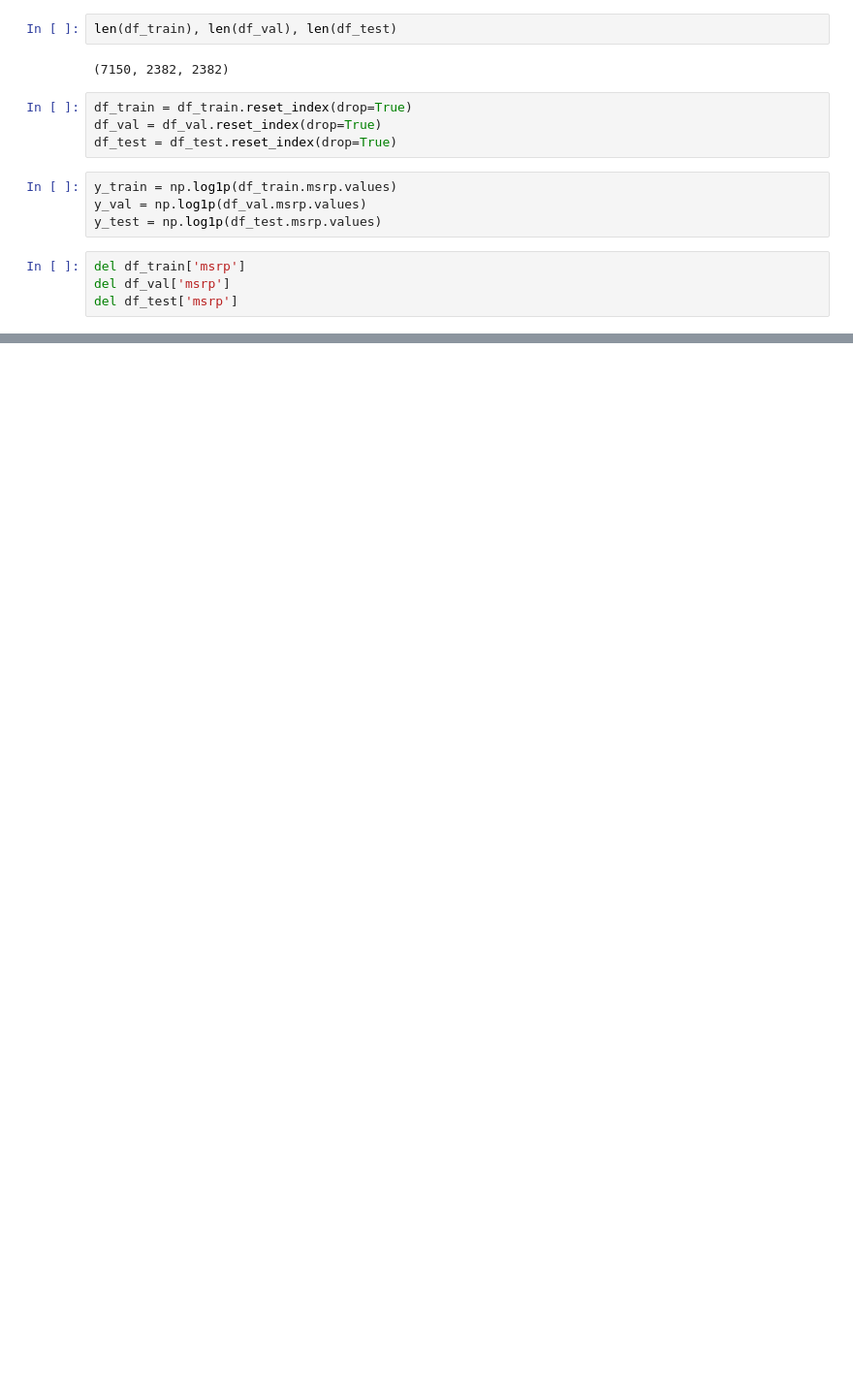
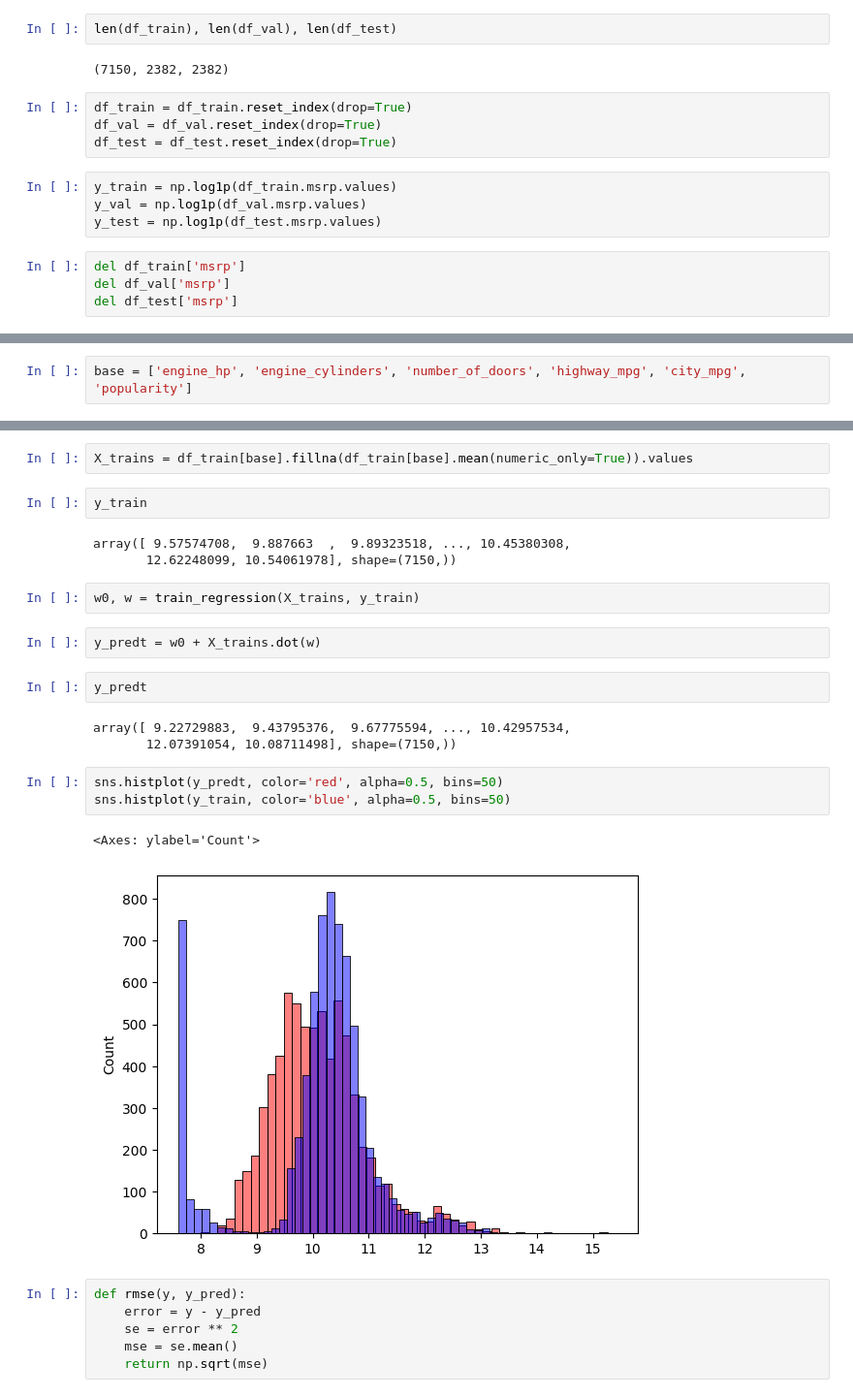
Before and after one commit to opadotun-taiwo/ml_projects, a Jupyter notebook: 02-regression/regression.ipynb, the cells around one changed output, grey strips where cells are left out. Shown: that part at 97% size. Drawn from its saved outputs; the diff is of its cells as text; blank space fills up the shorter version.

```diff
--- a/02-regression/regression.ipynb
+++ b/02-regression/regression.ipynb
@@ -189,0 +312,2 @@ del df_test['msrp']
+# %%
+base = ['engine_hp', 'engine_cylinders', 'number_of_doors', 'highway_mpg', 'city_mpg', 'popularity']
@@ -189,0 +330,28 @@ del df_test['msrp']
+# %%
+X_trains = df_train[base].fillna(df_train[base].mean(numeric_only=True)).values
+# %%
+y_train
+# %% [output]
+array([ 9.57574708,  9.887663  ,  9.89323518, ..., 10.45380308,
+       12.62248099, 10.54061978], shape=(7150,))
+# %%
+w0, w = train_regression(X_trains, y_train)
+# %%
+y_predt = w0 + X_trains.dot(w)
+# %%
+y_predt
+# %% [output]
+array([ 9.22729883,  9.43795376,  9.67775594, ..., 10.42957534,
+       12.07391054, 10.08711498], shape=(7150,))
+# %%
+sns.histplot(y_predt, color='red', alpha=0.5, bins=50)
+sns.histplot(y_train, color='blue', alpha=0.5, bins=50)
+# %% [output]
+<Axes: ylabel='Count'>
+[figure, added]
+# %%
+def rmse(y, y_pred):
+    error = y - y_pred
+    se = error ** 2
+    mse = se.mean()
+    return np.sqrt(mse)
```
Also changed, not shown: parts of 54 cells of this notebook, 2 other files.
